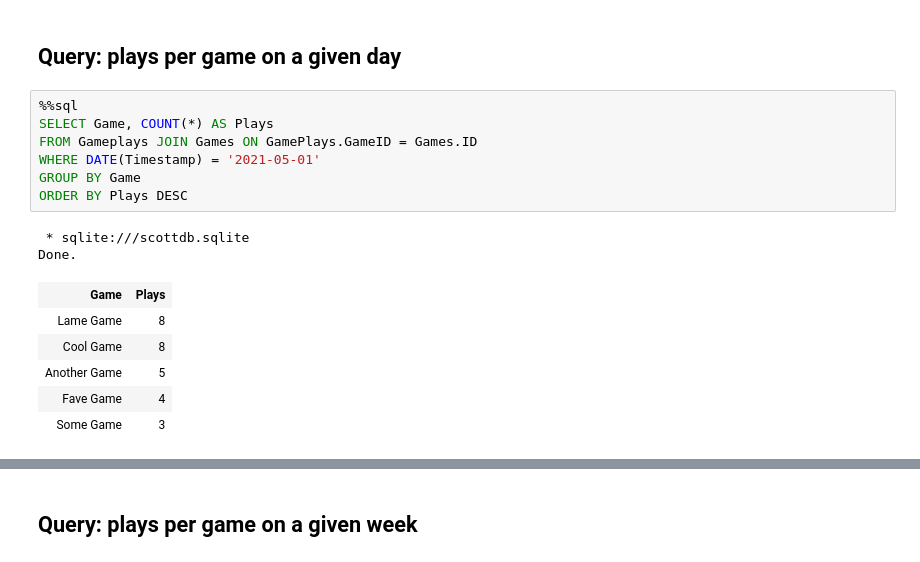
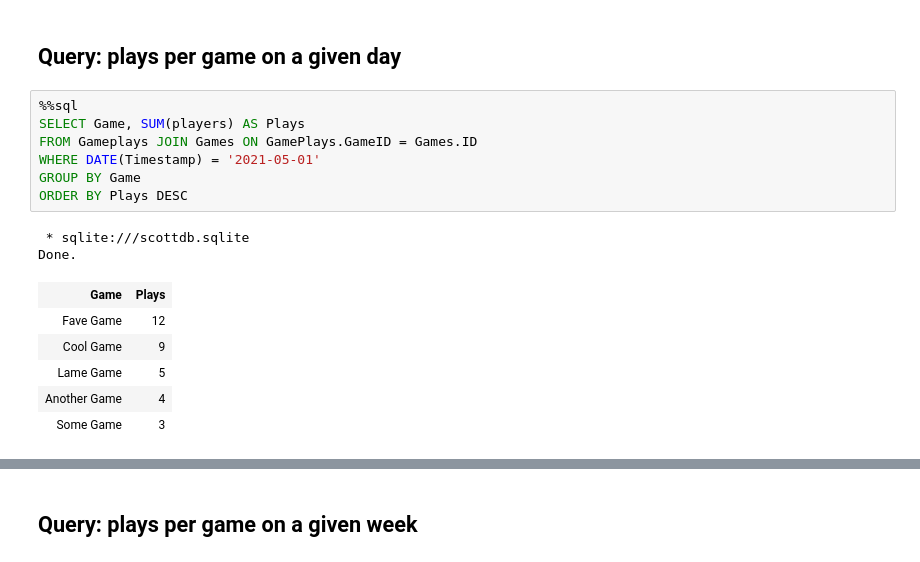
Before and after one commit to fritzm/scottdb, a Jupyter notebook: scottdb.ipynb, the cells around one changed output, grey strips where cells are left out. Drawn from its saved outputs; the diff is of its cells as text.

```diff
--- a/scottdb.ipynb
+++ b/scottdb.ipynb
@@ -114,19 +114,19 @@ Done.
 ## Query: plays per game on a given day
 # %%
 %%sql
-SELECT Game, COUNT(*) AS Plays
+SELECT Game, SUM(players) AS Plays
 FROM Gameplays JOIN Games ON GamePlays.GameID = Games.ID
 WHERE DATE(Timestamp) = '2021-05-01'
 GROUP BY Game
 ORDER BY Plays DESC
 # %% [output]
  * sqlite:///scottdb.sqlite
 Done.
 | Game | Plays |
-| Lame Game | 8 |
-| Cool Game | 8 |
-| Another Game | 5 |
-| Fave Game | 4 |
+| Fave Game | 12 |
+| Cool Game | 9 |
+| Lame Game | 5 |
+| Another Game | 4 |
 | Some Game | 3 |
 # %%
 _.DataFrame().plot.bar(x='Game', y='Plays', title="Plays on 2021-05-01")
```
Also changed, not shown: parts of 13 cells of this notebook.
